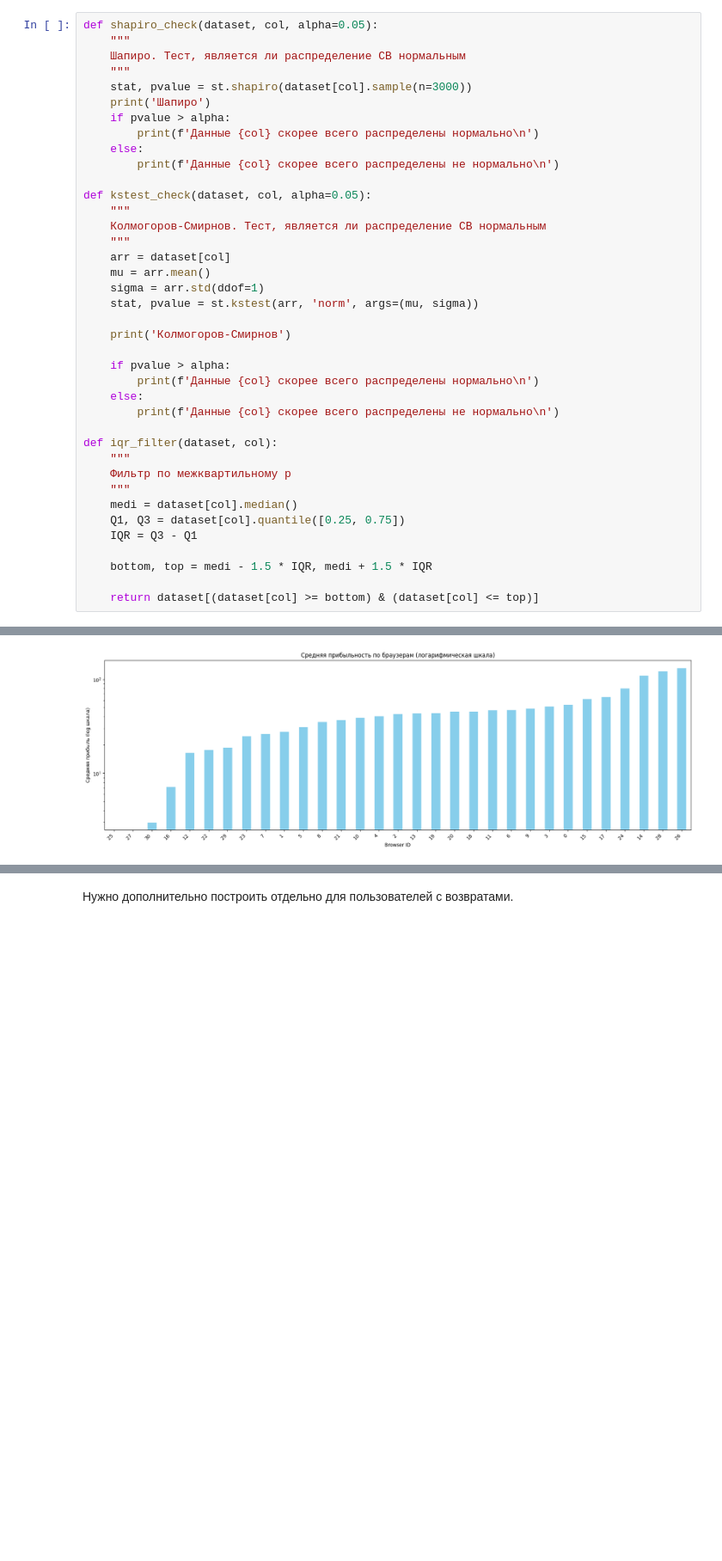
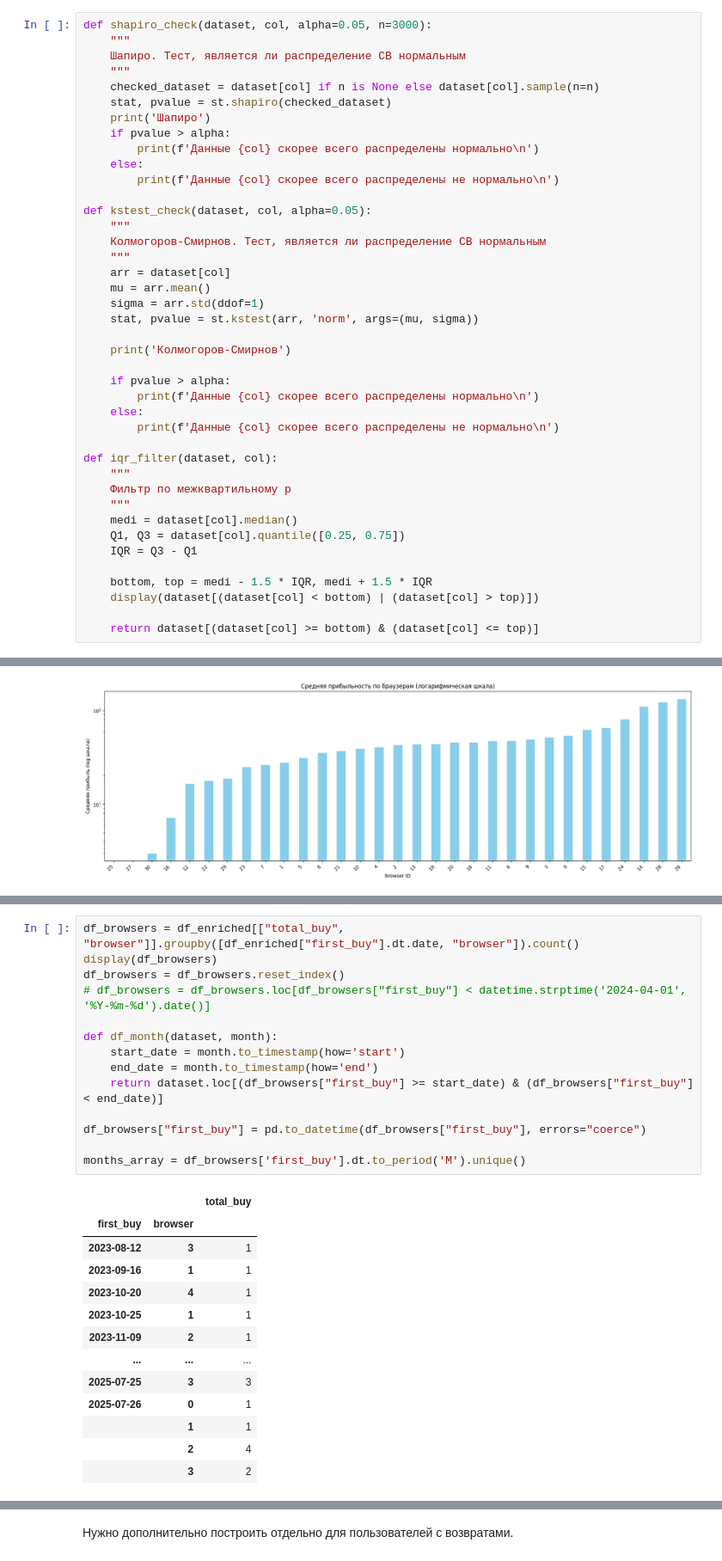
Before and after one commit to Lilya-te/DS-workshop2025, a Jupyter notebook: Checkpoint1_team1.ipynb, the cells around one changed output, grey strips where cells are left out. Shown at 86% size. Drawn from its saved outputs; the diff is of its cells as text; blank space fills up the shorter version.

```diff
--- a/Checkpoint1_team1.ipynb
+++ b/Checkpoint1_team1.ipynb
@@ -84,11 +82,12 @@ df_cleaned.head()
 # %% [markdown]
 ### Вспомогательные методы
 # %%
-def shapiro_check(dataset, col, alpha=0.05):
+def shapiro_check(dataset, col, alpha=0.05, n=3000):
     """
     Шапиро. Тест, является ли распределение СВ нормальным
     """
-    stat, pvalue = st.shapiro(dataset[col].sample(n=3000))
+    checked_dataset = dataset[col] if n is None else dataset[col].sample(n=n)
+    stat, pvalue = st.shapiro(checked_dataset)
     print('Шапиро')
     if pvalue > alpha:
         print(f'Данные {col} скорее всего распределены нормально\n')
@@ -120,6 +119,7 @@ def iqr_filter(dataset, col):
     IQR = Q3 - Q1
 
     bottom, top = medi - 1.5 * IQR, medi + 1.5 * IQR
+    display(dataset[(dataset[col] < bottom) | (dataset[col] > top)])
 
     return dataset[(dataset[col] >= bottom) & (dataset[col] <= top)]
 # %% [markdown]
@@ -349,0 +396,28 @@ H₁: Количество покупок зависит от браузера.
+# %%
+df_browsers = df_enriched[["total_buy", "browser"]].groupby([df_enriched["first_buy"].dt.date, "browser"]).count()
+display(df_browsers)
+df_browsers = df_browsers.reset_index()
+# df_browsers = df_browsers.loc[df_browsers["first_buy"] < datetime.strptime('2024-04-01', '%Y-%m-%d').date()]
+
+def df_month(dataset, month):
+    start_date = month.to_timestamp(how='start')
+    end_date = month.to_timestamp(how='end')
+    return dataset.loc[(df_browsers["first_buy"] >= start_date) & (df_browsers["first_buy"] < end_date)]
+
+df_browsers["first_buy"] = pd.to_datetime(df_browsers["first_buy"], errors="coerce")
+
+months_array = df_browsers['first_buy'].dt.to_period('M').unique()
+# %% [output]
+|  |  | total_buy |
+| first_buy | browser |  |
+| 2023-08-12 | 3 | 1 |
+| 2023-09-16 | 1 | 1 |
+| 2023-10-20 | 4 | 1 |
+| 2023-10-25 | 1 | 1 |
+| 2023-11-09 | 2 | 1 |
+| ... | ... | ... |
+| 2025-07-25 | 3 | 3 |
+| 2025-07-26 | 0 | 1 |
+|  | 1 | 1 |
+|  | 2 | 4 |
+|  | 3 | 2 |
```
Also changed, not shown: parts of 15 cells of this notebook, 1 other file.
